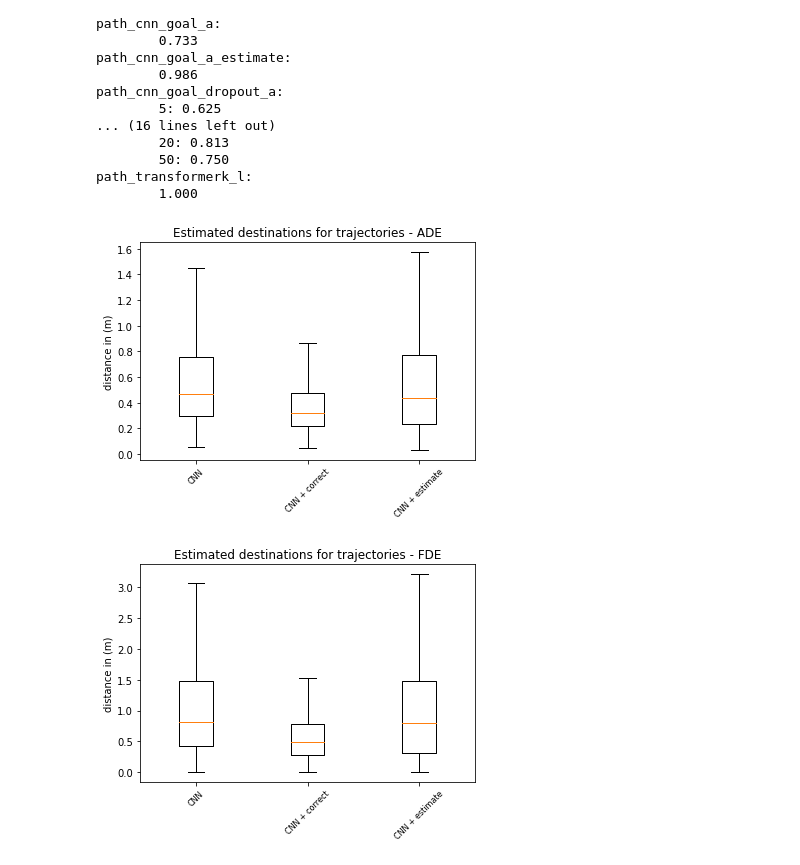
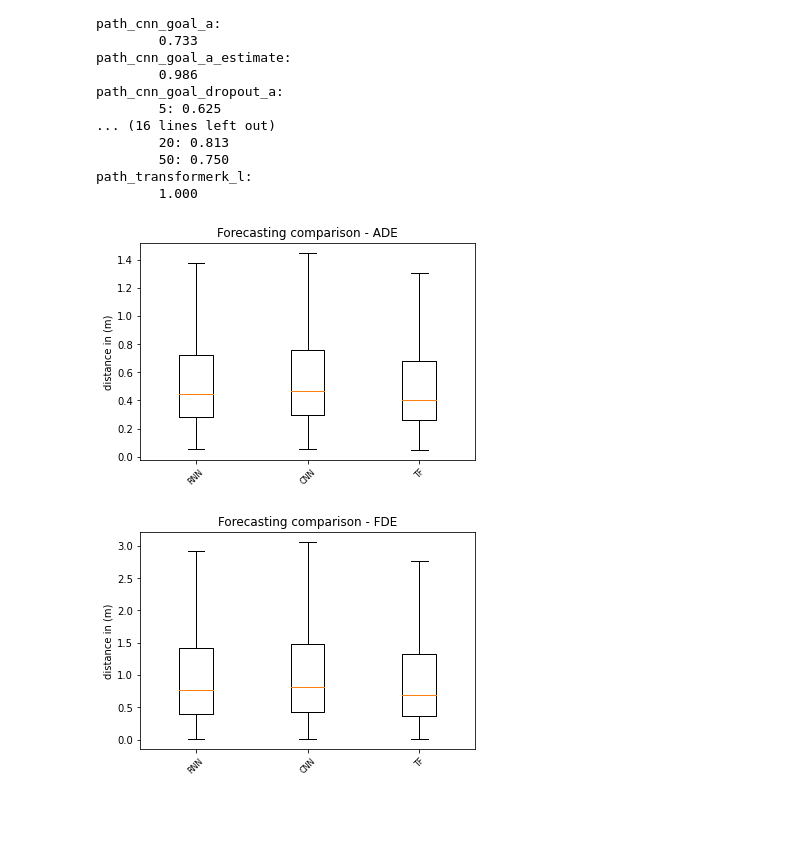
Before and after one commit to lintglitch/trajectory-prediction, a Jupyter notebook: path_prediction_comparison.ipynb, the cells around one changed output. Cells and saved outputs as stored; diff of their text form; code cells hidden in the pictures; blank space fills up the shorter version.

```diff
--- a/path_prediction_comparison.ipynb
+++ b/path_prediction_comparison.ipynb
@@ -274,3 +304,17 @@ for i in tqdm(range(data_length)):
+# %%
+# generate geometric metrics for goal rnn
+model_name = 'lstm_baseline_goal_a'
+mde_dicts[model_name] = []
+fde_dicts[model_name] = []
+m = model_path.ModelPath(uses_goal=True)
+m.load(model_name)
+for i in tqdm(range(data_length)):
+    input_path = test_data[0][i]
+    gt_path = test_data[2][i]
+    goal = test_data[1][i]
+    mde, fde = m.metrics_geometric(x=input_path, ground_truth=gt_path, goal=goal)
+    mde_dicts[model_name].append(mde)
+    fde_dicts[model_name].append(fde)
 # %%
 # generate geometric metrics for goal cnn
 model_name = 'path_cnn_goal_dropout_a'
@@ -593,42 +638,44 @@ def draw_boxplots(name, model_list, name_list = None, save_file=None):
     plt.show()
 
 draw_boxplots(
-    name="Estimated destinations for trajectories",
+    name="Forecasting comparison",
     model_list= [
+        'lstm_b',
         'path_cnn_a',
-        'path_cnn_goal_a',
-        'path_cnn_goal_a_estimate',
+        # 'path_cnn_goal_a',
+        # 'path_cnn_goal_a_estimate',
         # 'path_cnn_droput_a',
         # 'path_cnn_goal_dropout_a_estimate',
         # 'path_cnn_goal_dropout_a',
-        # 'path_transformerk_l',
+        'path_transformerk_l',
         # 'path_transformerk_dropout_a',
         # 'path_transformerk_goal_dropout_a_estimate',
         # 'path_transformerk_goal_dropout_a',
     ],
     name_list= [
+        'RNN',
         'CNN',
-        'CNN + correct',
-        'CNN + estimate',
+        # 'CNN + correct',
+        # 'CNN + estimate',
         # 'bCNN',
         # 'bCNN + estimate',
         # 'bCNN + dest.',
-        # 'TF',
+        'TF',
         # 'bTF',
         # 'bTF + estimate',
         # 'bTF + dest.',
     ],
-    save_file="CNN_boxplot_estimated"
+    save_file="cnn_tf_comparison"
 )
 
 
 # fig, ax = plt.subplots()
 # plt.title("ADE")
 # plt.boxplot( [ mde_dicts['path_cnn_a'], mde_dicts['path_cnn_goal_a'], mde_dicts['path_cnn_goal_a_estimate'] ], showfliers=True)
 # plt.ylabel("distance in (m)")
 # # ax.set_xticklabels(["sequence speed", "input speed"], rotation=45, fontsize=8)
 # # plt.savefig("figures/boxplot_data_speed.pdf", bbox_inches = "tight")
 # plt.show()
 # %% [output]
-[figure, old version]
+[figure, new version]
-[figure, old version]
+[figure, new version]
```
Also changed, not shown: parts of 4 cells of this notebook, 3 other files.
